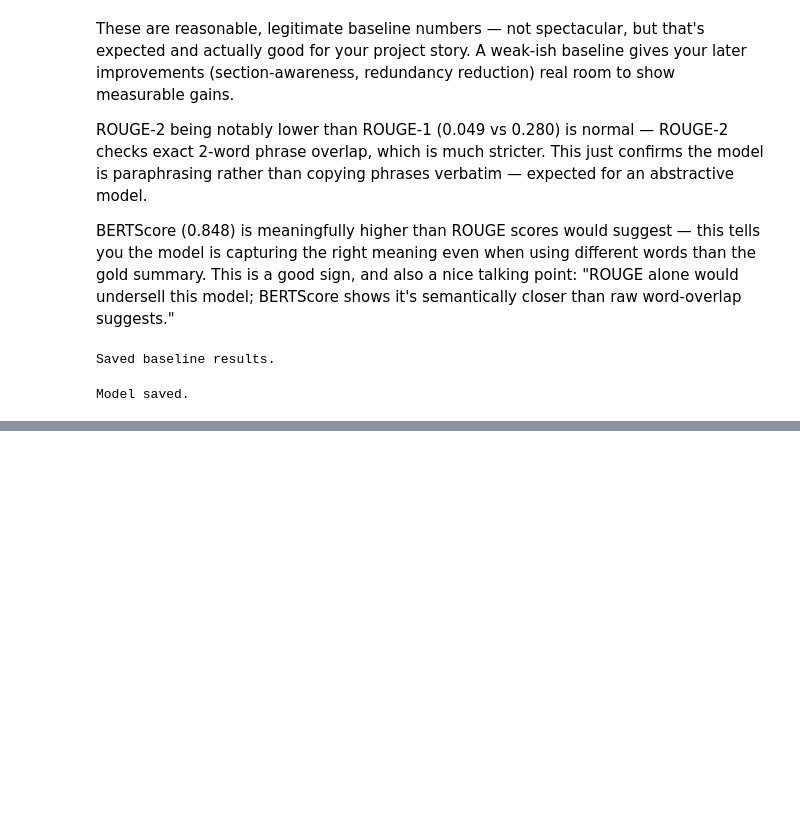
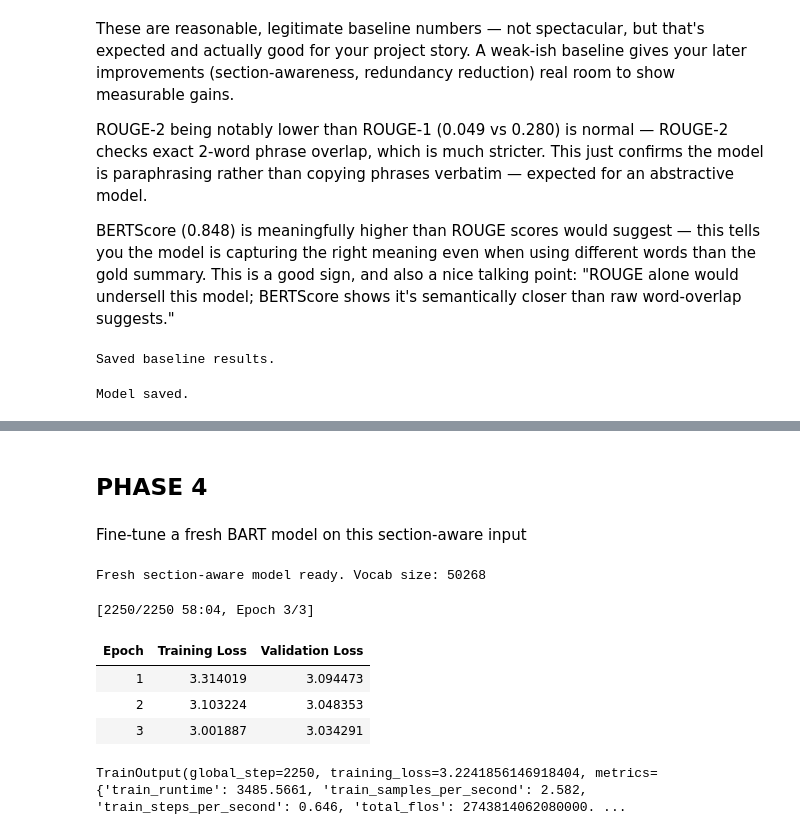
Before and after one commit to rm2110/multi-doc-res-paper-summarizer, a Jupyter notebook: main.ipynb, the cells around one changed output, grey strips where cells are left out. Drawn from its saved outputs; the diff is of its cells as text; code cells hidden in the pictures; blank space fills up the shorter version.

Commit message:
Section Aware added

```diff
--- a/main.ipynb
+++ b/main.ipynb
@@ -406,0 +577,21 @@ Model saved.
+# %% [markdown]
+## PHASE 4
+# %% [markdown]
+Fine-tune a fresh BART model on this section-aware input
+# %%
+from transformers import BartTokenizerFast, BartForConditionalGeneration
+
+# Fresh model + tokenizer for the section-aware experiment
+model_name = "facebook/bart-base"
+tokenizer_sa = BartTokenizerFast.from_pretrained(model_name)
+model_sa = BartForConditionalGeneration.from_pretrained(model_name)
+
+# Re-add the special tokens to THIS fresh tokenizer/model
+special_tokens = {"additional_special_tokens": ["<background>", "<method>", "<result>"]}
+tokenizer_sa.add_special_tokens(special_tokens)
+model_sa.resize_token_embeddings(len(tokenizer_sa))
+
+model_sa.to(device)
+print("Fresh section-aware model ready. Vocab size:", len(tokenizer_sa))
+# %% [output]
+Fresh section-aware model ready. Vocab size: 50268
@@ -406,0 +617,36 @@ Model saved.
+# %%
+data_collator_sa = DataCollatorForSeq2Seq(tokenizer_sa, model=model_sa)
+
+training_args_sa = Seq2SeqTrainingArguments(
+    output_dir="./bart_section_aware",
+    eval_strategy="epoch",
+    save_strategy="epoch",
+    learning_rate=3e-5,
+    per_device_train_batch_size=4,
+    per_device_eval_batch_size=4,
+    num_train_epochs=3,
+    weight_decay=0.01,
+    save_total_limit=1,
+    predict_with_generate=True,
+    fp16=torch.cuda.is_available(),
+    logging_steps=50,
+    report_to="none",
+)
+
+trainer_sa = Seq2SeqTrainer(
+    model=model_sa,
+    args=training_args_sa,
+    train_dataset=train_tokenized_sa,
+    eval_dataset=val_tokenized_sa,
+    processing_class=tokenizer_sa,
+    data_collator=data_collator_sa,
+)
+# %%
+trainer_sa.train()
+# %% [output]
+[2250/2250 58:04, Epoch 3/3]
+| Epoch | Training Loss | Validation Loss |
+| 1 | 3.314019 | 3.094473 |
+| 2 | 3.103224 | 3.048353 |
+| 3 | 3.001887 | 3.034291 |
+TrainOutput(global_step=2250, training_loss=3.2241856146918404, metrics={'train_runtime': 3485.5661, 'train_samples_per_second': 2.582, 'train_steps_per_second': 0.646, 'total_flos': 2743814062080000. ...
```
Also changed, not shown: parts of 26 cells of this notebook, 2 other files.
